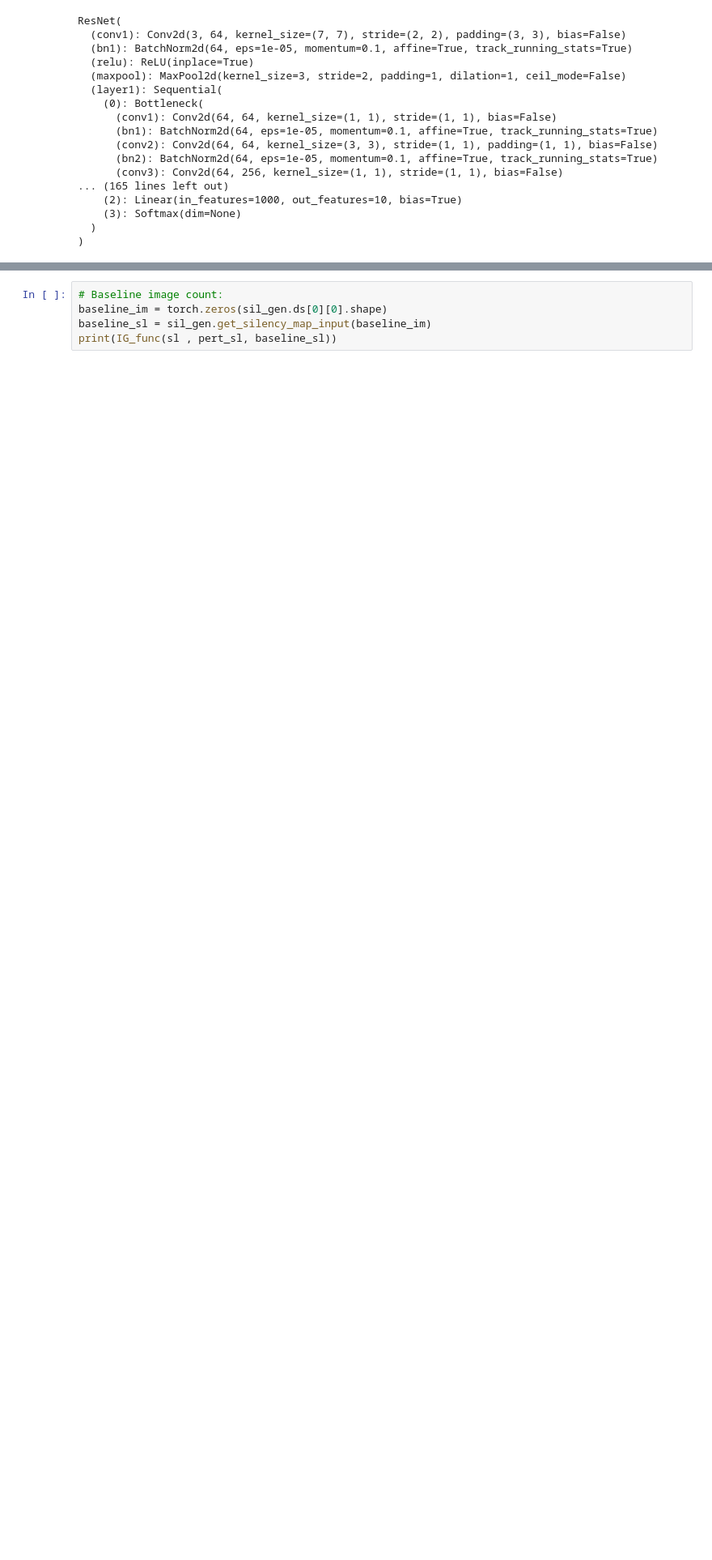
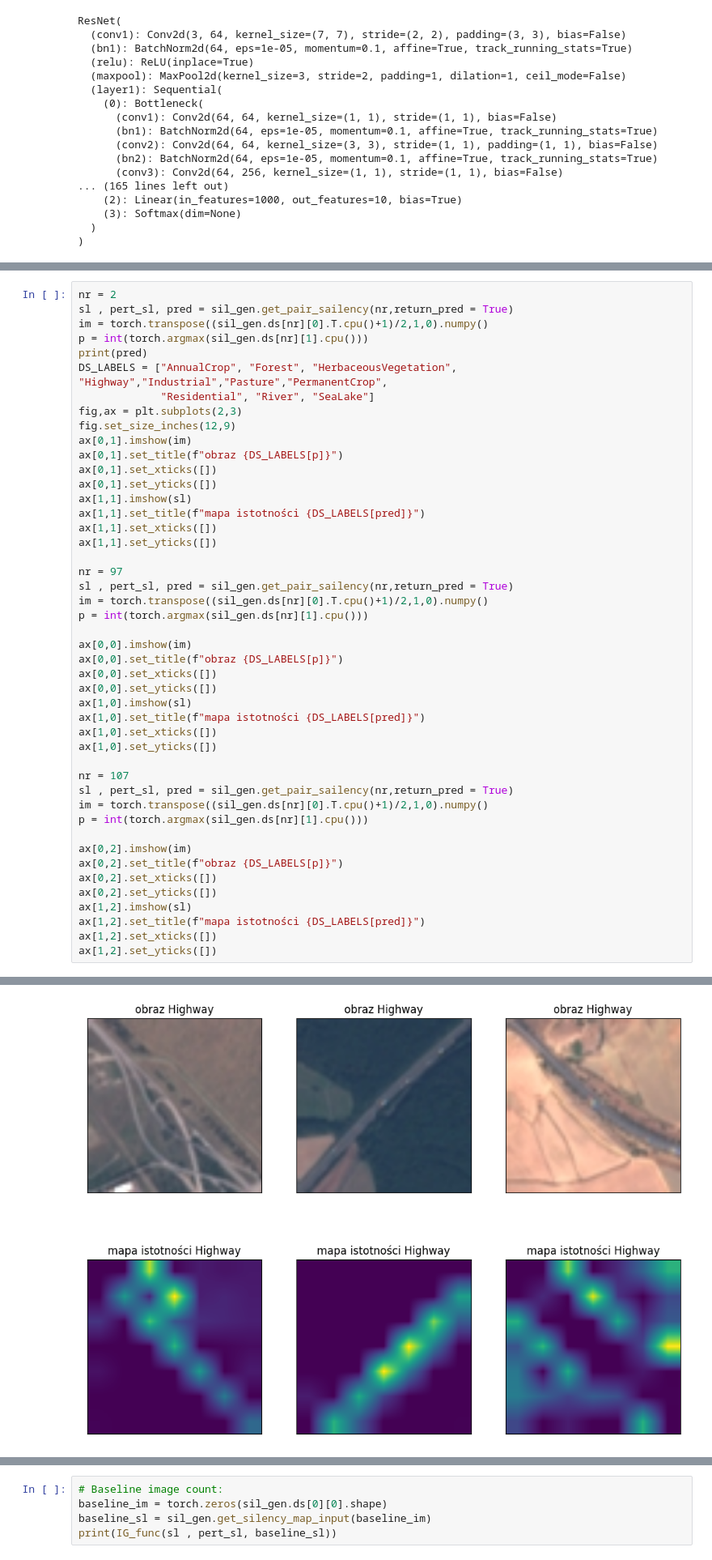
Before and after one commit to MichalMichniak/analysis-of-significance-areas, a Jupyter notebook: faithfulness_metrics.ipynb, the cells around one changed output, grey strips where cells are left out. Shown at 81% size. Saved outputs shown, nothing was run; the diff lists cells and outputs as text; blank space fills up the shorter version.

```diff
--- a/faithfulness_metrics.ipynb
+++ b/faithfulness_metrics.ipynb
@@ -176,0 +189,47 @@ plt.show()
+# %%
+nr = 2
+sl , pert_sl, pred = sil_gen.get_pair_sailency(nr,return_pred = True)
+im = torch.transpose((sil_gen.ds[nr][0].T.cpu()+1)/2,1,0).numpy()
+p = int(torch.argmax(sil_gen.ds[nr][1].cpu()))
+print(pred)
+DS_LABELS = ["AnnualCrop", "Forest", "HerbaceousVegetation", "Highway","Industrial","Pasture","PermanentCrop",
+             "Residential", "River", "SeaLake"]
+fig,ax = plt.subplots(2,3)
+fig.set_size_inches(12,9)
+ax[0,1].imshow(im)
+ax[0,1].set_title(f"obraz {DS_LABELS[p]}")
+ax[0,1].set_xticks([])
+ax[0,1].set_yticks([])
+ax[1,1].imshow(sl)
+ax[1,1].set_title(f"mapa istotności {DS_LABELS[pred]}")
+ax[1,1].set_xticks([])
+ax[1,1].set_yticks([])
+
+nr = 97
+sl , pert_sl, pred = sil_gen.get_pair_sailency(nr,return_pred = True)
+im = torch.transpose((sil_gen.ds[nr][0].T.cpu()+1)/2,1,0).numpy()
+p = int(torch.argmax(sil_gen.ds[nr][1].cpu()))
+
+ax[0,0].imshow(im)
+ax[0,0].set_title(f"obraz {DS_LABELS[p]}")
+ax[0,0].set_xticks([])
+ax[0,0].set_yticks([])
+ax[1,0].imshow(sl)
+ax[1,0].set_title(f"mapa istotności {DS_LABELS[pred]}")
+ax[1,0].set_xticks([])
+ax[1,0].set_yticks([])
+
+nr = 107
+sl , pert_sl, pred = sil_gen.get_pair_sailency(nr,return_pred = True)
+im = torch.transpose((sil_gen.ds[nr][0].T.cpu()+1)/2,1,0).numpy()
+p = int(torch.argmax(sil_gen.ds[nr][1].cpu()))
+
+ax[0,2].imshow(im)
+ax[0,2].set_title(f"obraz {DS_LABELS[p]}")
+ax[0,2].set_xticks([])
+ax[0,2].set_yticks([])
+ax[1,2].imshow(sl)
+ax[1,2].set_title(f"mapa istotności {DS_LABELS[pred]}")
+ax[1,2].set_xticks([])
+ax[1,2].set_yticks([])
+# %% [output]
@@ -177,3 +238,4 @@ plt.show()
+[figure, added]
 # %%
 def NSS_func(sl_map, pert_sl_map, tr_fc = thr_fc_bin):
     sl_map_bin = tr_fc(sl_map)
```
Also changed, not shown: parts of 10 cells of this notebook, 2 other files.
